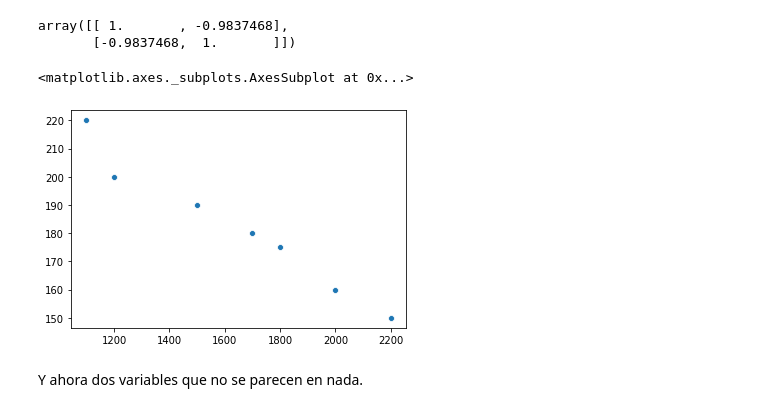
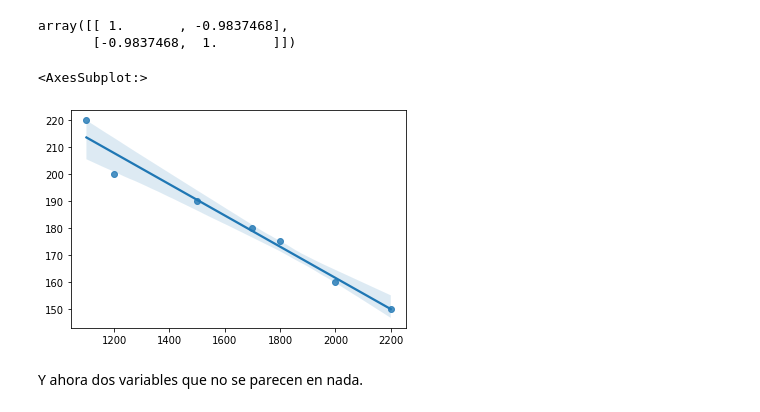
Before and after one commit to AlbertoBecerraTB/SVL_DS_Marzo_TB, a Jupyter notebook: 2-Data Analysis/0-Matematicas para Data Science/PROF_Estadística_SVL.ipynb, the cells around one changed output. Saved outputs shown, nothing was run; the diff lists cells and outputs as text; code cells hidden in the pictures.

```diff
--- a/2-Data Analysis/0-Matematicas para Data Science/PROF_Estadística_SVL.ipynb
+++ b/2-Data Analysis/0-Matematicas para Data Science/PROF_Estadística_SVL.ipynb
@@ -510,10 +588,10 @@ np.corrcoef(peso, velocidad)
 array([[ 1.       , -0.9837468],
        [-0.9837468,  1.       ]])
 # %%
-sns.scatterplot(peso, velocidad)
+sns.regplot(peso, velocidad)
 # %% [output]
-<matplotlib.axes._subplots.AxesSubplot at 0x...>
+<AxesSubplot:>
-[figure, old version]
+[figure, new version]
 # %% [markdown]
 Y ahora dos variables que no se parecen en nada.
 # %%
```
Also changed, not shown: parts of 25 cells of this notebook.
